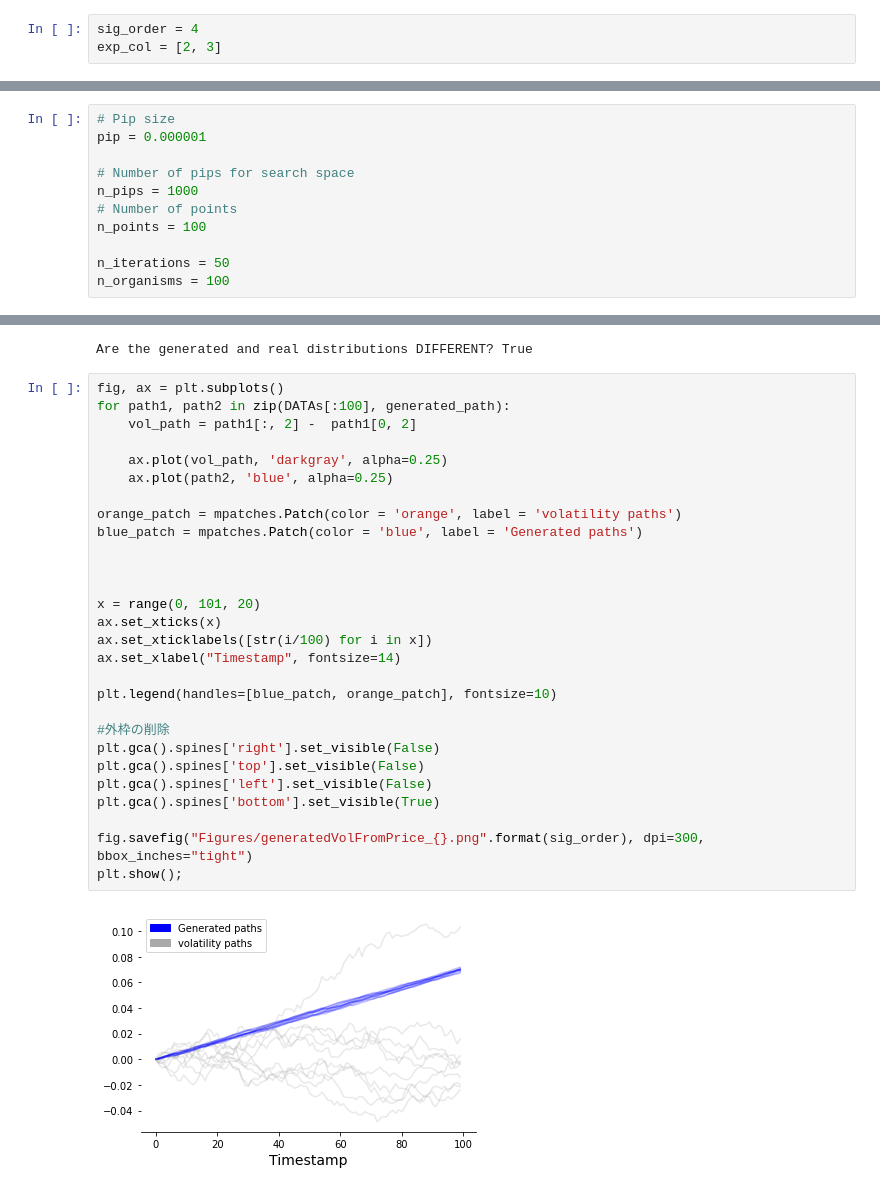
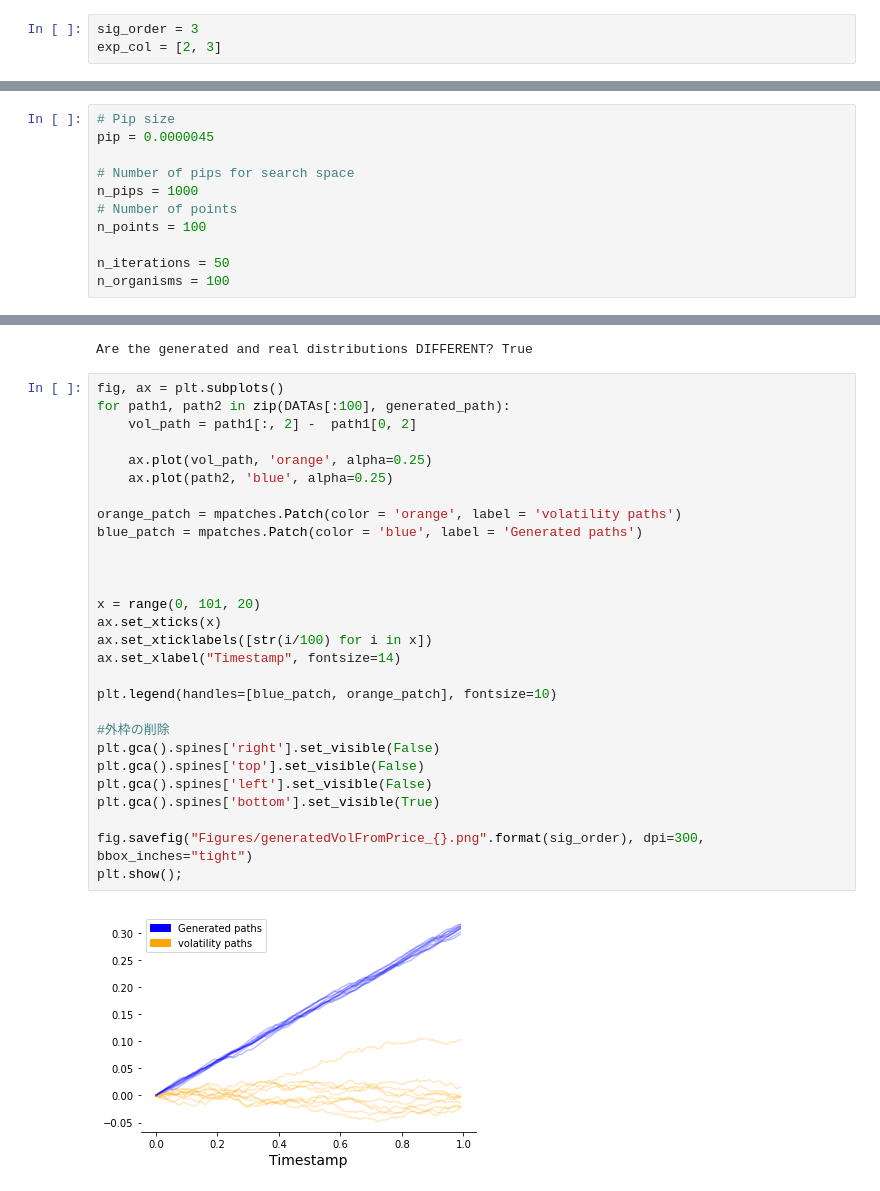
Before and after one commit to tkts0426/JAFEE_2022_winter, a Jupyter notebook: program/notebooks/main_price.ipynb, the cells around one changed output, grey strips where cells are left out. Saved outputs shown, nothing was run; the diff lists cells and outputs as text.

Commit message:
add distribusion figure

```diff
--- a/program/notebooks/main_price.ipynb
+++ b/program/notebooks/main_price.ipynb
@@ -78,7 +79,7 @@ leadlag_DATAs = np.array(leadlag_DATAs)
 # %% [markdown]
 # Make explanatory variable
 # %%
-sig_order = 4
+sig_order = 3
 exp_col = [2, 3]
 # %%
 orig_logsig = []
@@ -191,7 +192,7 @@ tensor(0.1283, dtype=torch.float64, grad_fn=<DivBackward0>)
 # Generate the processes
 # %%
 # Pip size
-pip = 0.000001
+pip = 0.0000045
 
 # Number of pips for search space
 n_pips = 1000
@@ -236,33 +237,33 @@ Are the generated and real distributions DIFFERENT? True
 # %%
 fig, ax = plt.subplots()
 for path1, path2 in zip(DATAs[:100], generated_path):
     vol_path = path1[:, 2] -  path1[0, 2]
 
-    ax.plot(vol_path, 'darkgray', alpha=0.25)
+    ax.plot(vol_path, 'orange', alpha=0.25)
     ax.plot(path2, 'blue', alpha=0.25)
 
 orange_patch = mpatches.Patch(color = 'orange', label = 'volatility paths')
 blue_patch = mpatches.Patch(color = 'blue', label = 'Generated paths')
 
 
 
 x = range(0, 101, 20)
 ax.set_xticks(x)
 ax.set_xticklabels([str(i/100) for i in x])
 ax.set_xlabel("Timestamp", fontsize=14)
 
 plt.legend(handles=[blue_patch, orange_patch], fontsize=10)
 
 #外枠の削除
 plt.gca().spines['right'].set_visible(False)
 plt.gca().spines['top'].set_visible(False)
 plt.gca().spines['left'].set_visible(False)
 plt.gca().spines['bottom'].set_visible(True)
 
 fig.savefig("Figures/generatedVolFromPrice_{}.png".format(sig_order), dpi=300, bbox_inches="tight")
 plt.show();
 # %% [output]
-[figure, old version]
+[figure, new version]
 # %%
 generated_vol = [path[40] for path in generated_path]
 real_vol = [path[40, 2] - path[0, 2] for path in DATAs[:100]]
```
Also changed, not shown: parts of 5 cells of this notebook, 8 other files.
